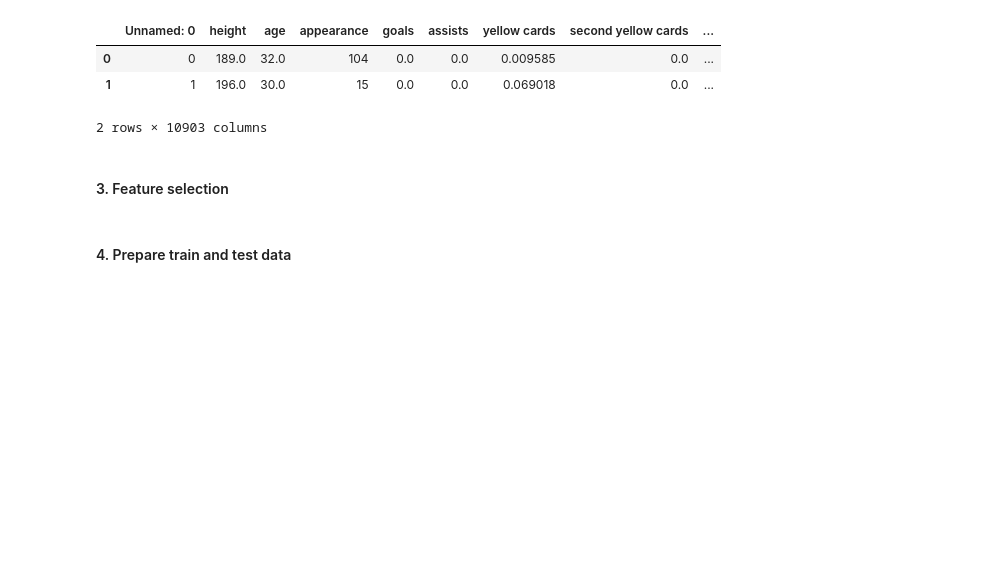
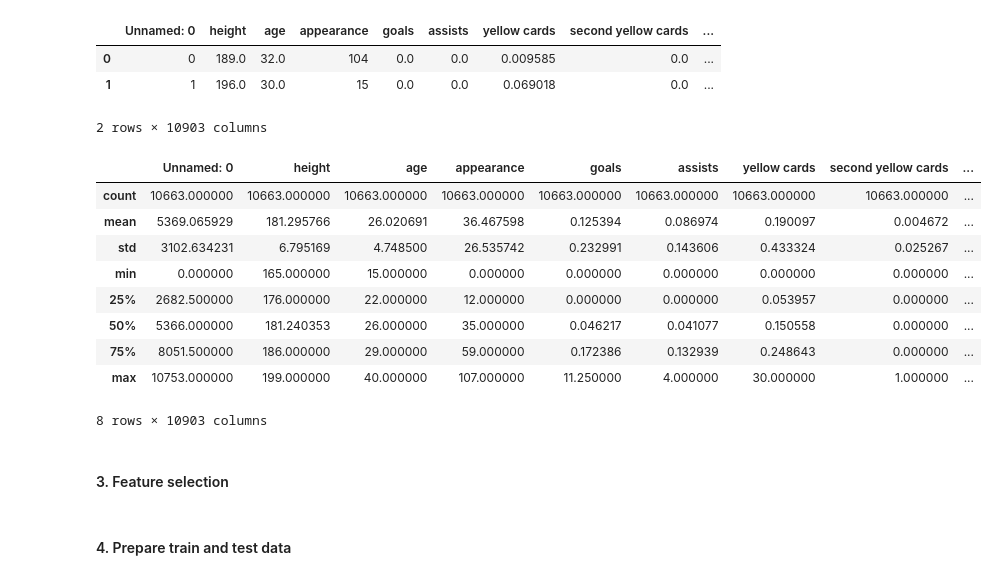
Before and after one commit to AliAlfares/Usecase-7, a Jupyter notebook: 01 ML - Linear_Regression (Ali).ipynb, the cells around one changed output. Drawn from its saved outputs; the diff is of its cells as text; code cells hidden in the pictures; blank space fills up the shorter version.

```diff
--- a/01 ML - Linear_Regression (Ali).ipynb
+++ b/01 ML - Linear_Regression (Ali).ipynb
@@ -144,6 +163,19 @@ df.head(2)
 | 0 | 0 | 189.0 | 32.0 | 104 | 0.0 | 0.0 | 0.009585 | 0.0 | ... |
 | 1 | 1 | 196.0 | 30.0 | 15 | 0.0 | 0.0 | 0.069018 | 0.0 | ... |
 2 rows × 10903 columns
+# %%
+df.describe()
+# %% [output]
+|  | Unnamed: 0 | height | age | appearance | goals | assists | yellow cards | second yellow cards | ... |
+| count | 10663.000000 | 10663.000000 | 10663.000000 | 10663.000000 | 10663.000000 | 10663.000000 | 10663.000000 | 10663.000000 | ... |
+| mean | 5369.065929 | 181.295766 | 26.020691 | 36.467598 | 0.125394 | 0.086974 | 0.190097 | 0.004672 | ... |
+| std | 3102.634231 | 6.795169 | 4.748500 | 26.535742 | 0.232991 | 0.143606 | 0.433324 | 0.025267 | ... |
+| min | 0.000000 | 165.000000 | 15.000000 | 0.000000 | 0.000000 | 0.000000 | 0.000000 | 0.000000 | ... |
+| 25% | 2682.500000 | 176.000000 | 22.000000 | 12.000000 | 0.000000 | 0.000000 | 0.053957 | 0.000000 | ... |
+| 50% | 5366.000000 | 181.240353 | 26.000000 | 35.000000 | 0.046217 | 0.041077 | 0.150558 | 0.000000 | ... |
+| 75% | 8051.500000 | 186.000000 | 29.000000 | 59.000000 | 0.172386 | 0.132939 | 0.248643 | 0.000000 | ... |
+| max | 10753.000000 | 199.000000 | 40.000000 | 107.000000 | 11.250000 | 4.000000 | 30.000000 | 1.000000 | ... |
+8 rows × 10903 columns
 # %% [markdown]
 #### 3. Feature selection
 # %%
```
Also changed, not shown: parts of 23 cells of this notebook.
